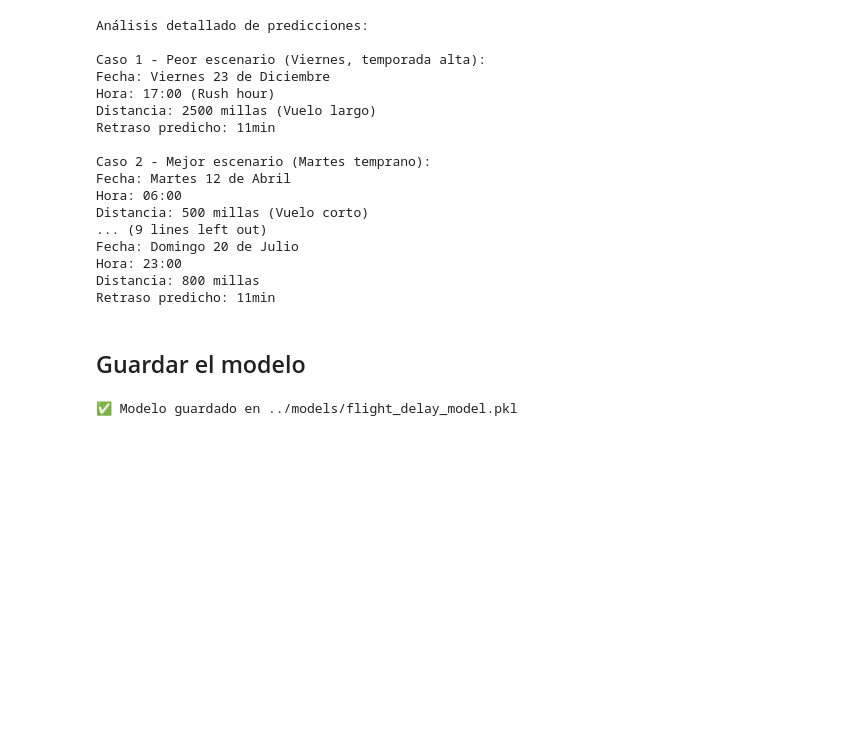
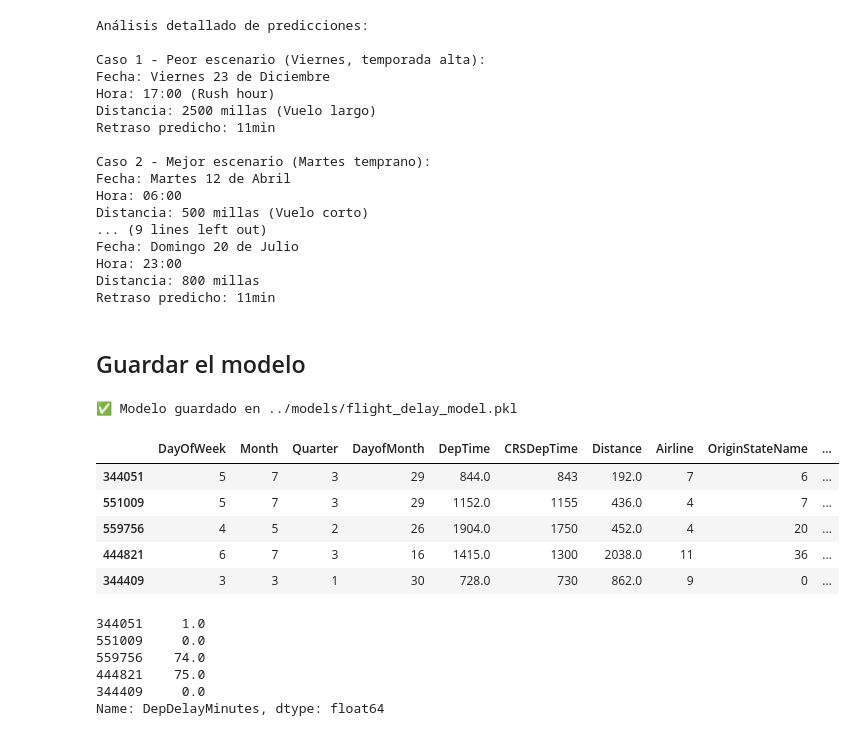
Before and after one commit to MFernandez19/final_project, a Jupyter notebook: src/explore.ipynb, the cells around one changed output. Drawn from its saved outputs; the diff is of its cells as text; code cells hidden in the pictures; blank space fills up the shorter version.

```diff
--- a/src/explore.ipynb
+++ b/src/explore.ipynb
@@ -1238,3 +1234,21 @@ with open(model_filename, "wb") as file:
 print(f"✅ Modelo guardado en {model_filename}")
 # %% [output]
 ✅ Modelo guardado en ../models/flight_delay_model.pkl
+# %%
+X_test_without_outliers.head()
+# %% [output]
+|  | DayOfWeek | Month | Quarter | DayofMonth | DepTime | CRSDepTime | Distance | Airline | OriginStateName | ... |
+| 344051 | 5 | 7 | 3 | 29 | 844.0 | 843 | 192.0 | 7 | 6 | ... |
+| 551009 | 5 | 7 | 3 | 29 | 1152.0 | 1155 | 436.0 | 4 | 7 | ... |
+| 559756 | 4 | 5 | 2 | 26 | 1904.0 | 1750 | 452.0 | 4 | 20 | ... |
+| 444821 | 6 | 7 | 3 | 16 | 1415.0 | 1300 | 2038.0 | 11 | 36 | ... |
+| 344409 | 3 | 3 | 1 | 30 | 728.0 | 730 | 862.0 | 9 | 0 | ... |
+# %%
+y_test.head()
+# %% [output]
+344051     1.0
+551009     0.0
+559756    74.0
+444821    75.0
+344409     0.0
+Name: DepDelayMinutes, dtype: float64
```
Also changed, not shown: parts of 2 cells of this notebook, 2 other files.
